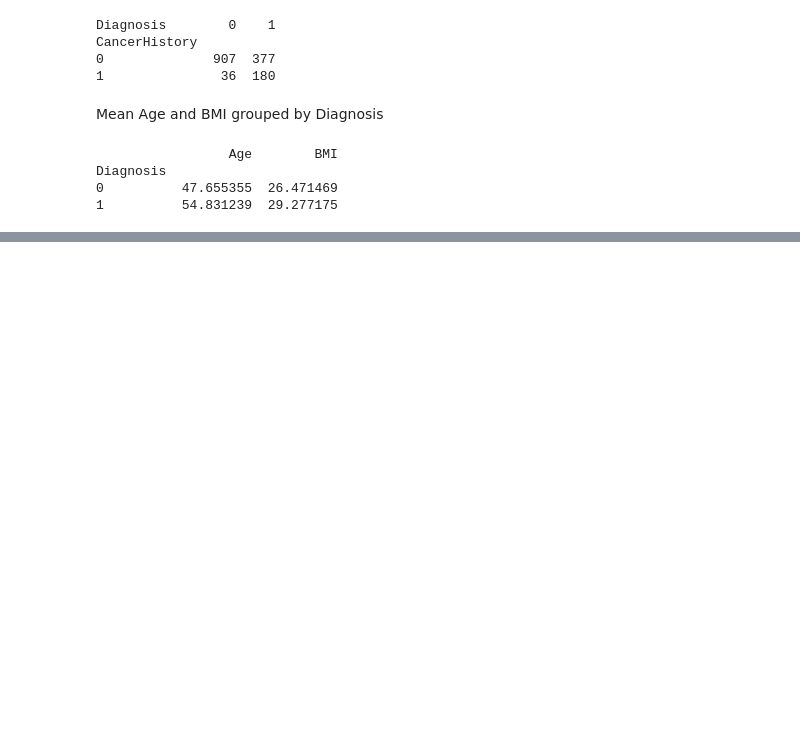
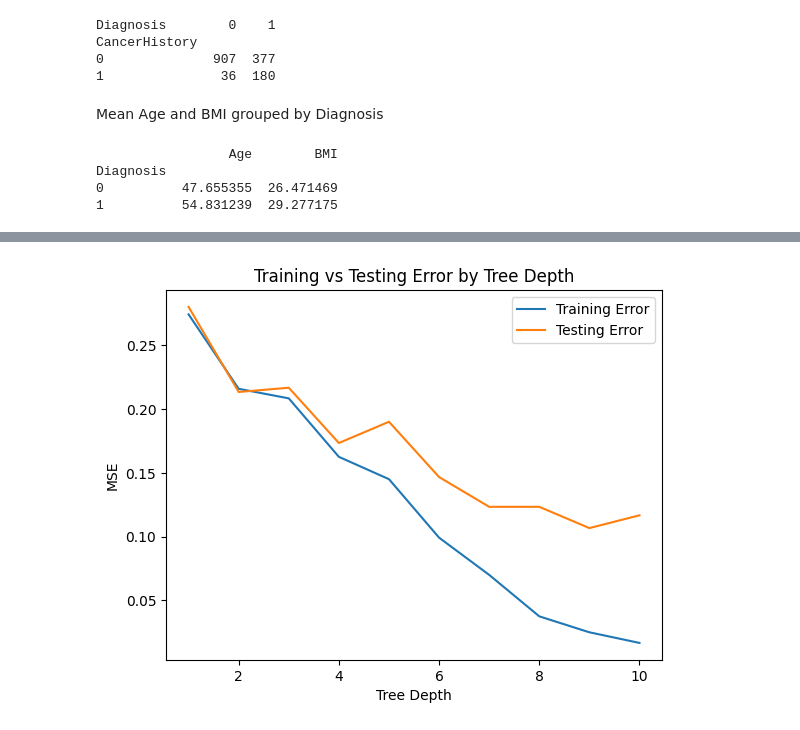
Before and after one commit to Savindi2002/Canser-Prediction-Analysis, a Jupyter notebook: notebooks/cancer_prediction.ipynb, the cells around one changed output, grey strips where cells are left out. Drawn from its saved outputs; the diff is of its cells as text; code cells hidden in the pictures; blank space fills up the shorter version.

```diff
--- a/notebooks/cancer_prediction.ipynb
+++ b/notebooks/cancer_prediction.ipynb
@@ -597,0 +736,16 @@ ValueError: could not convert string to float: 'Adult'
+# %%
+train_errors = []
+test_errors = []
+depths = range(1, 11)
+
+for d in depths:
+    model = DecisionTreeClassifier(max_depth=d, random_state=42)
+    model.fit(X_train, y_train)
+
+    y_train_pred = model.predict(X_train)
+    y_test_pred  = model.predict(X_test)
+
+    train_errors.append(mean_squared_error(y_train, y_train_pred))
+    test_errors.append(mean_squared_error(y_test, y_test_pred))
+
+train_errors, test_errors
@@ -597,0 +773,12 @@ ValueError: could not convert string to float: 'Adult'
+# %%
+import matplotlib.pyplot as plt
+
+plt.plot(depths, train_errors, label="Training Error")
+plt.plot(depths, test_errors, label="Testing Error")
+plt.xlabel("Tree Depth")
+plt.ylabel("MSE")
+plt.title("Training vs Testing Error by Tree Depth")
+plt.legend()
+plt.show()
+# %% [output]
+[figure, added]
```
Also changed, not shown: parts of 21 cells of this notebook.
